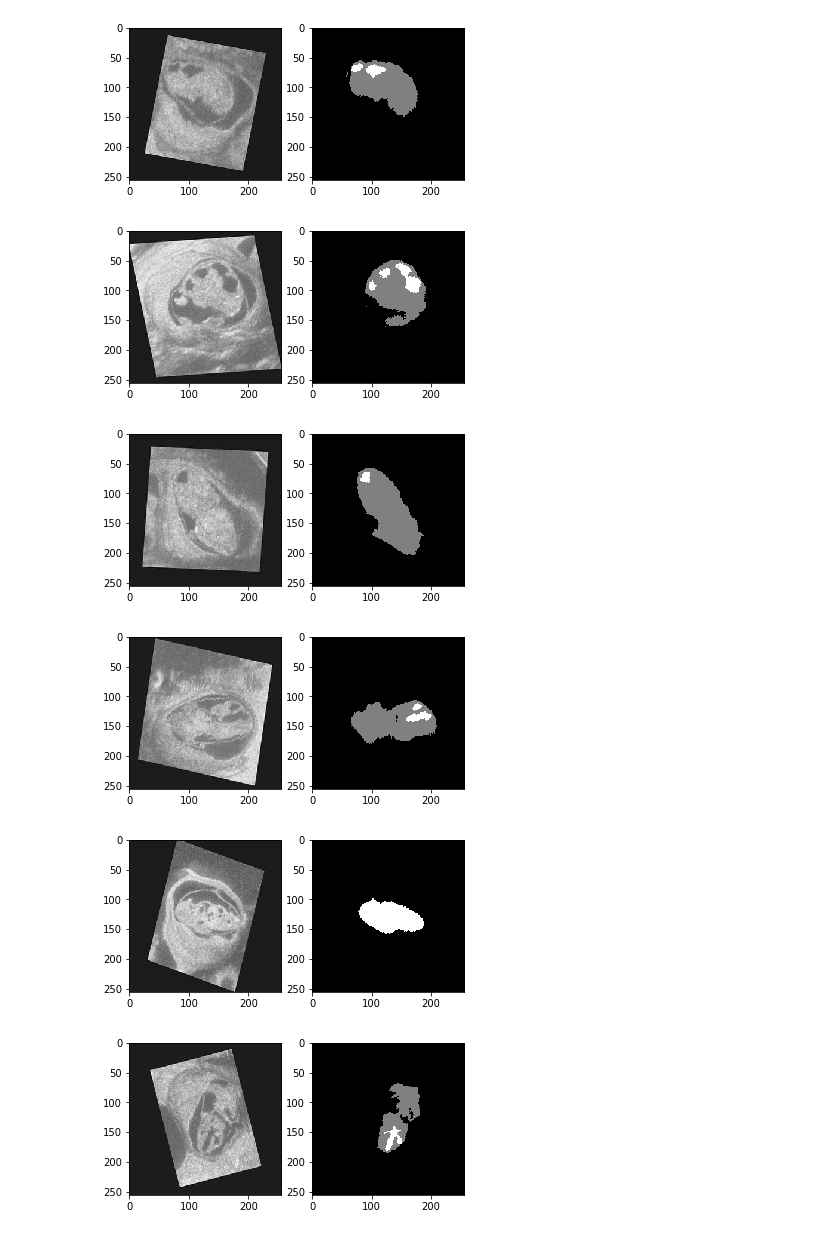
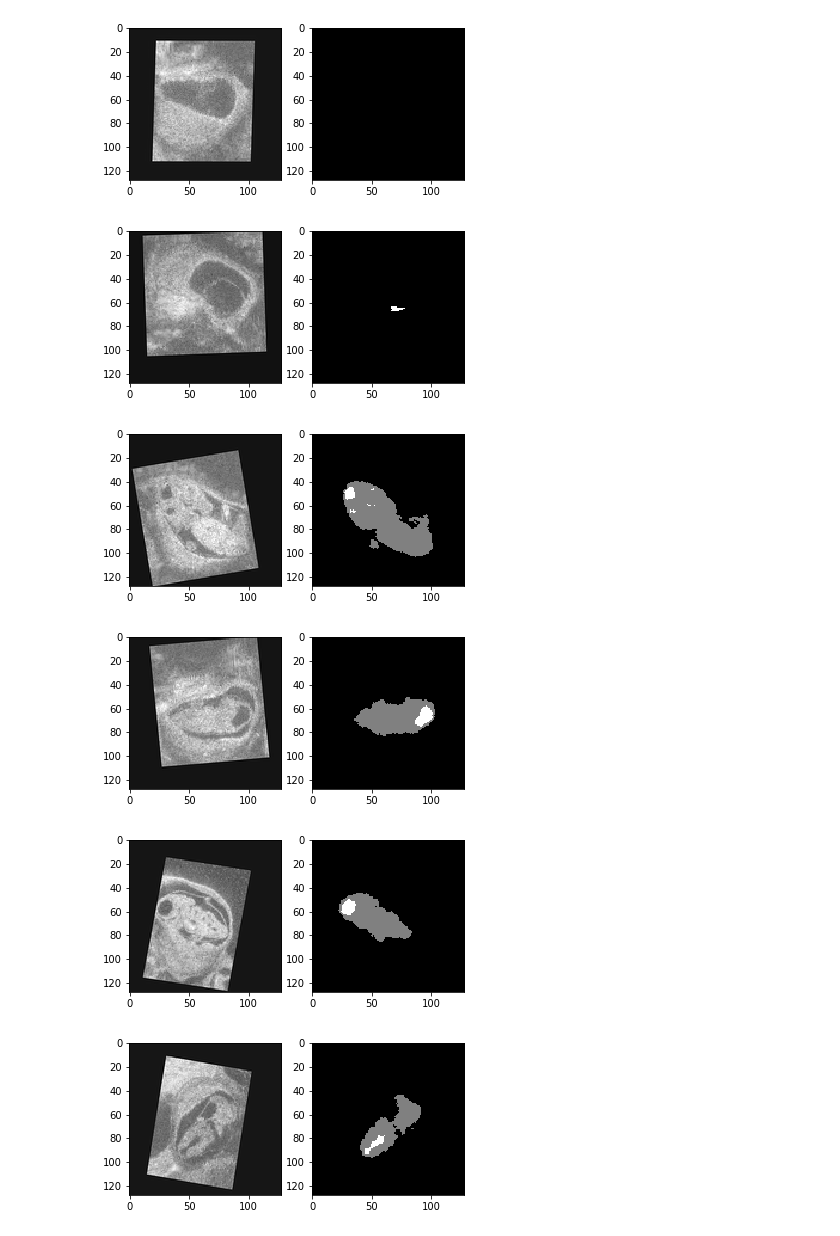
Before and after one commit to tongdaxu/ECE-GY-6123-IMAGE-AND-VIDEO-PROCESSING, a Jupyter notebook: MouseProj/02. Data_Preprocessing.ipynb, the cells around one changed output. Drawn from its saved outputs; the diff is of its cells as text; code cells hidden in the pictures.

```diff
--- a/MouseProj/02. Data_Preprocessing.ipynb
+++ b/MouseProj/02. Data_Preprocessing.ipynb
@@ -14,27 +14,28 @@ label = np.load (file_path + 'label.npy', mmap_mode='r')
 # %%
 from dataset import *
 from niiutility import *
 
 from torch.utils.data import Dataset, DataLoader
 from torchvision import transforms, utils
 
 dataset = niiDataset(image, label,
                          transform=transforms.Compose([
-                             RandomRotate(30)
+                             downSample(2),
+                             RandomAffine(15, 10)
                          ])
                      )
 
 for i in range(len(dataset)):
     sample = dataset[i]
 
     show_image(sample['image'], sample['label'])
 
     if i == 10:
         break
 # %% [output]
-[figure, old version]
+[figure, new version]
-[figure, old version]
+[figure, new version]
-[figure, old version]
+[figure, new version]
-[figure, old version]
+[figure, new version]
-[figure, old version]
+[figure, new version]
-[figure, old version]
+[figure, new version]
```
Also changed, not shown: parts of 2 cells of this notebook, 12 other files.
